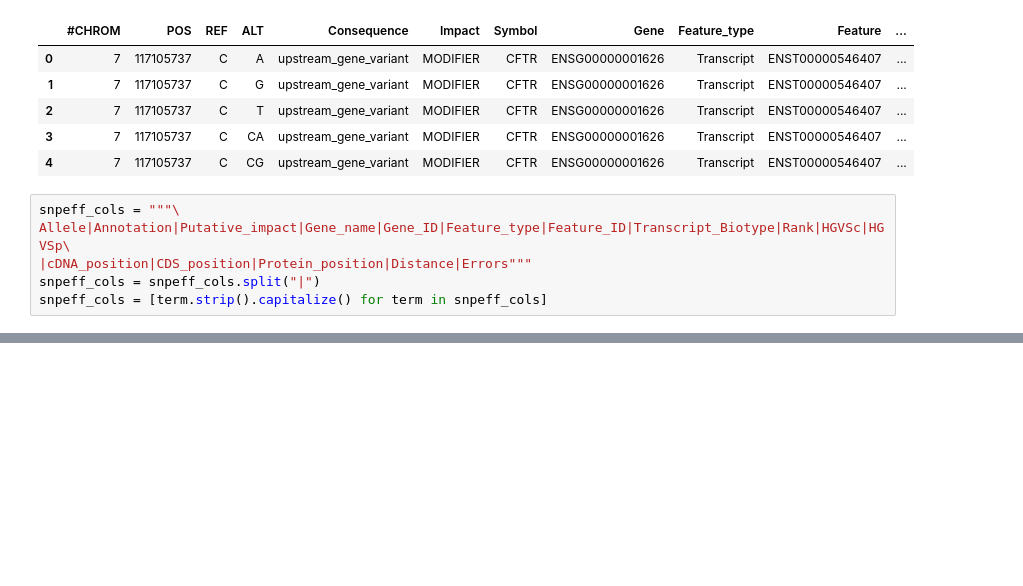
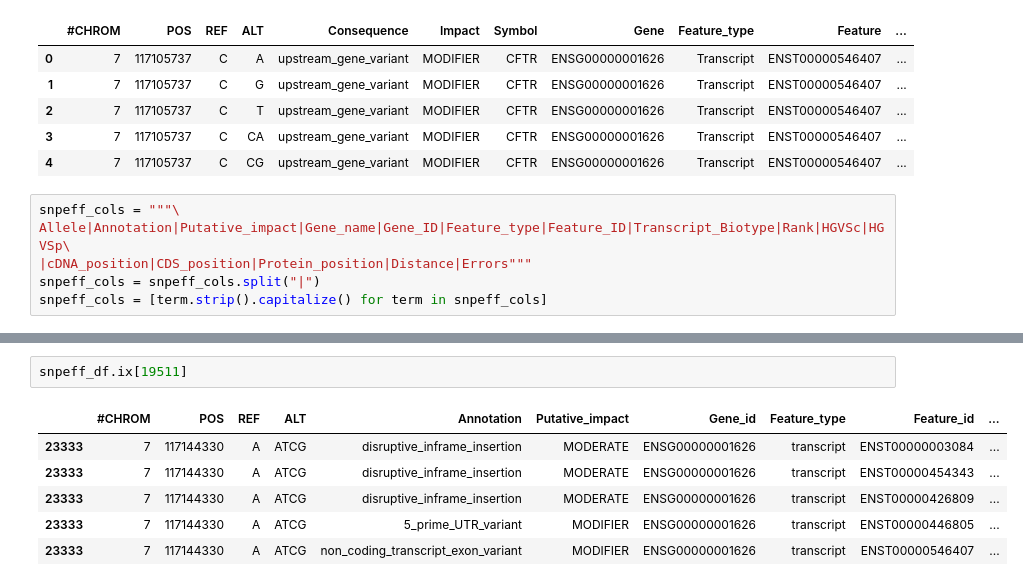
Before and after one commit to andrewjesaitis/variant-annotation-comparison-2017, a Jupyter notebook: Variant-Annotation-Comparsion-2017.ipynb, the cells around one changed output, grey strips where cells are left out. Cells and saved outputs as stored; diff of their text form; blank space fills up the shorter version.

```diff
--- a/Variant-Annotation-Comparsion-2017.ipynb
+++ b/Variant-Annotation-Comparsion-2017.ipynb
@@ -55,0 +138,9 @@ snpeff_df.head()
+# %%
+snpeff_df.ix[19511]
+# %% [output]
+|  | #CHROM | POS | REF | ALT | Annotation | Putative_impact | Gene_id | Feature_type | Feature_id | ... |
+| 23333 | 7 | 117144330 | A | ATCG | disruptive_inframe_insertion | MODERATE | ENSG00000001626 | transcript | ENST00000003084 | ... |
+| 23333 | 7 | 117144330 | A | ATCG | disruptive_inframe_insertion | MODERATE | ENSG00000001626 | transcript | ENST00000454343 | ... |
+| 23333 | 7 | 117144330 | A | ATCG | disruptive_inframe_insertion | MODERATE | ENSG00000001626 | transcript | ENST00000426809 | ... |
+| 23333 | 7 | 117144330 | A | ATCG | 5_prime_UTR_variant | MODIFIER | ENSG00000001626 | transcript | ENST00000446805 | ... |
+| 23333 | 7 | 117144330 | A | ATCG | non_coding_transcript_exon_variant | MODIFIER | ENSG00000001626 | transcript | ENST00000546407 | ... |
```
Also changed, not shown: parts of 16 cells of this notebook.
